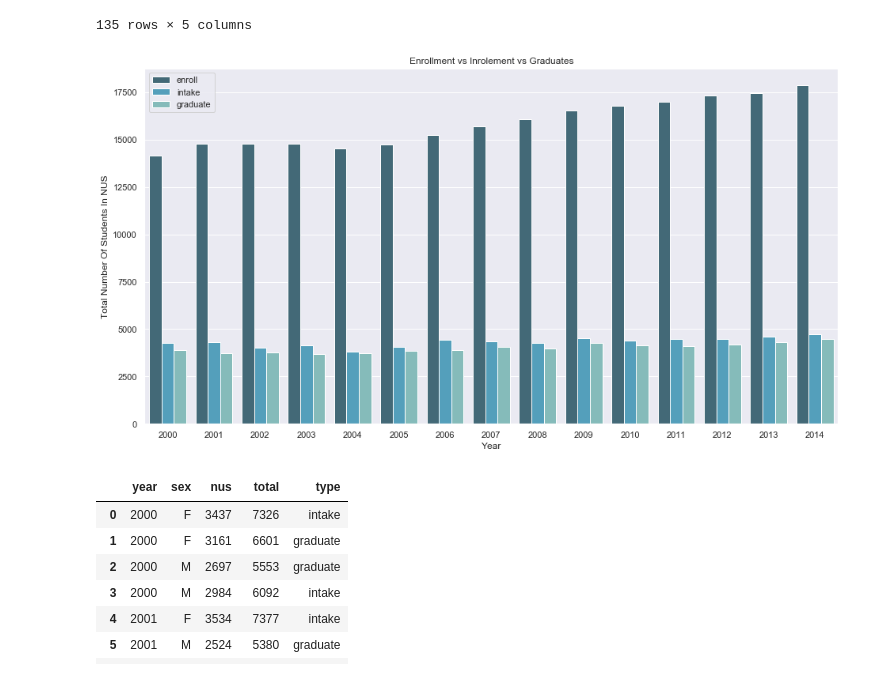
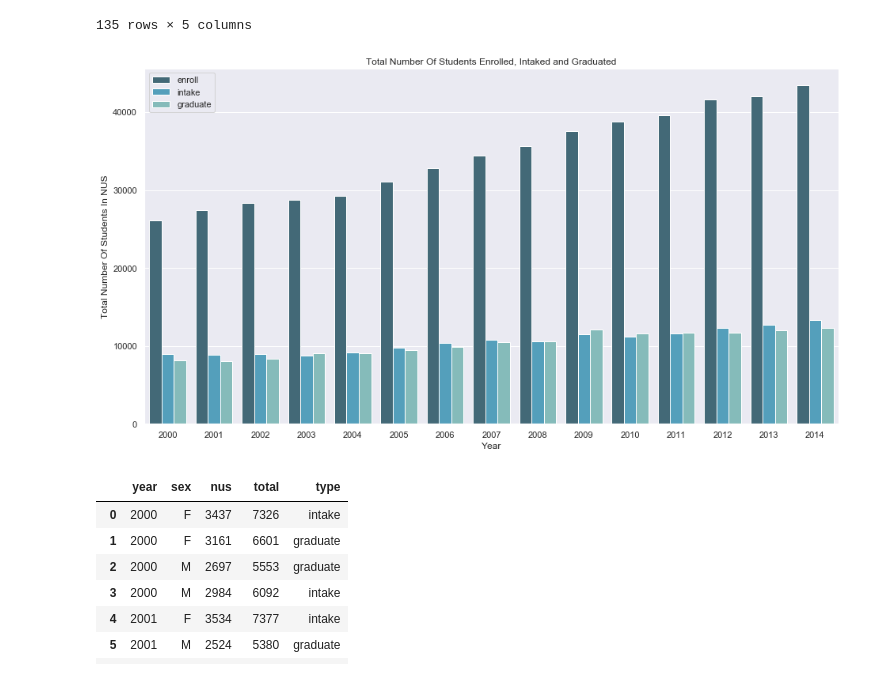
Before and after one commit to jurgen-tan-git/PDS-Assignments, a Jupyter notebook: Assignment 2/Scripts/Graphing/Enroll, Intake, Grad.ipynb, the cells around one changed output. Saved outputs shown, nothing was run; the diff lists cells and outputs as text; code cells hidden in the pictures.

```diff
--- a/Assignment 2/Scripts/Graphing/Enroll, Intake, Grad.ipynb
+++ b/Assignment 2/Scripts/Graphing/Enroll, Intake, Grad.ipynb
@@ -8,8 +8,8 @@ merged = pd.read_csv(r"~\Desktop\School Related\PDS-Assignment-1\Assignment 2\Af
 merged = merged[merged.year >= 2000]
 # merged
 # %%
-NUS = merged[["year", "sex","nus", "total", "type"]]
-NUS
+total = merged[["year", "sex","nus", "total", "type"]]
+total
 # %% [output]
 |  | year | sex | nus | total | type |
 | 54 | 2000 | F | 11341 | 20023 | enroll |
@@ -32,12 +32,11 @@ NUS
 # %%
 sns.set(style="whitegrid")
 sns.set(rc={'figure.figsize':(15.7,8.27)})
-barplot = sns.barplot(x="year", y="nus", hue= "type", data=NUS, palette="GnBu_d", ci=None)
-
-
-barplot.set(xlabel='Year', ylabel='Total Number Of Students In NUS', title="Enrollment vs Inrolement vs Graduates")
+barplot = sns.barplot(x="year", y="total", hue= "type", data=total, palette="GnBu_d", ci=None)
+barplot.set(xlabel='Year', ylabel='Total Number Of Students In NUS',
+            title="Total Number Of Students Enrolled, Intaked and Graduated")
 plt.legend(loc='upper left')
 plt.show(barplot)
 # %% [output]
-[figure, old version]
+[figure, new version]
 # %%
```
Also changed, not shown: parts of 4 cells of this notebook, 12 other files.
